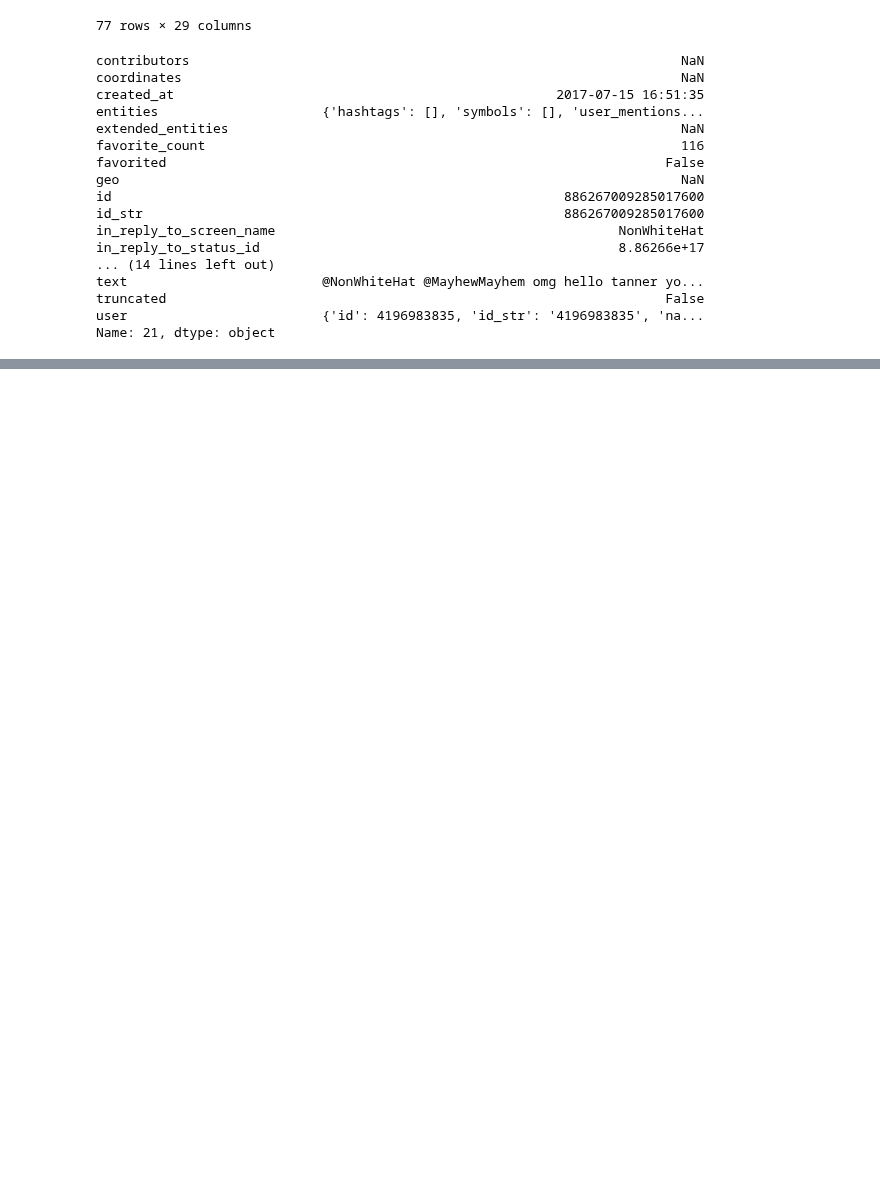
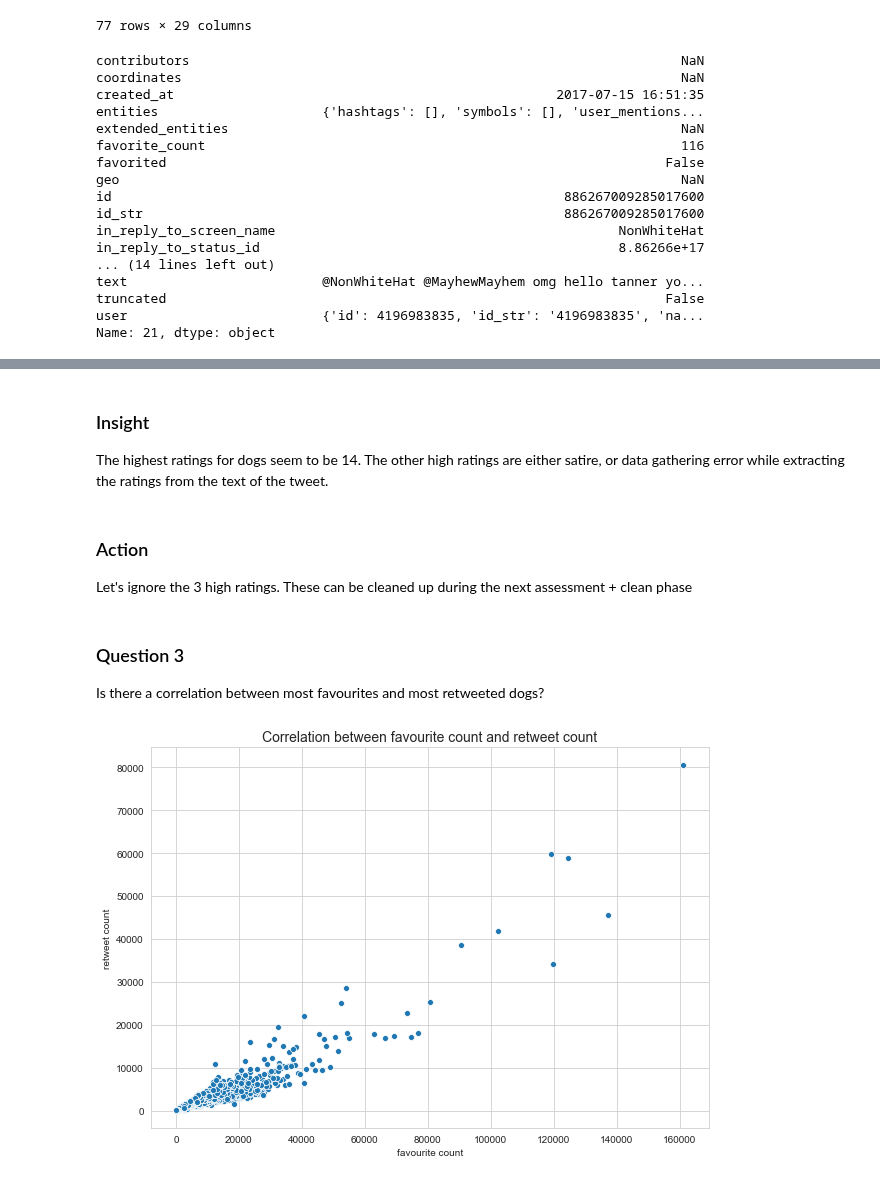
Before and after one commit to ksprashu/Data-Analysis-Projects, a Jupyter notebook: analyze_weratedogs_data/wrangle_act.ipynb, the cells around one changed output, grey strips where cells are left out. Drawn from its saved outputs; the diff is of its cells as text; code cells hidden in the pictures; blank space fills up the shorter version.

```diff
--- a/analyze_weratedogs_data/wrangle_act.ipynb
+++ b/analyze_weratedogs_data/wrangle_act.ipynb
@@ -481,0 +1265,3 @@ Name: 21, dtype: object
+# %%
+dogrates_df = pd.read_csv('twitter_archive_master.csv')
+dogrates_df.head()
@@ -481,0 +1298,3 @@ Name: 21, dtype: object
+# %%
+# convert timestamp to datetime since it was read back from the file
+dogrates_df.timestamp = pd.to_datetime(dogrates_df.timestamp)
@@ -481,0 +1409,21 @@ Name: 21, dtype: object
+# %% [markdown]
+### Insight
+The highest ratings for dogs seem to be 14.
+The other high ratings are either satire, or data gathering error while extracting the ratings from the text of the tweet.
+# %% [markdown]
+### Action
+Let's ignore the 3 high ratings. These can be cleaned up during the next assessment + clean phase
+# %%
+dogrates_df = dogrates_df.query('rating_numerator < 15')
+# %% [markdown]
+### Question 3
+Is there a correlation between most favourites and most retweeted dogs?
+# %%
+sns.set_style('whitegrid');
+
+f, ax = plt.subplots(figsize=(10,7))
+sns.scatterplot(x='favorite_count', y='retweet_count', data=dogrates_df, ax=ax);
+ax.set_title('Correlation between favourite count and retweet count', fontsize=14);
+ax.set(xlabel='favourite count', ylabel='retweet count');
+# %% [output]
+[figure, added]
```
Also changed, not shown: parts of 223 cells of this notebook, 7 other files.
